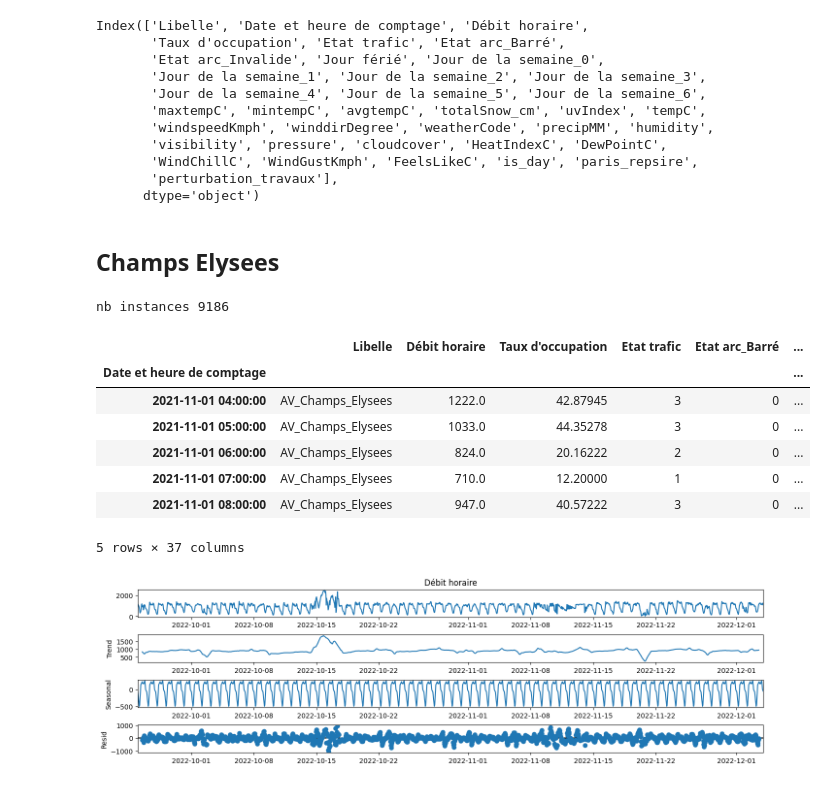
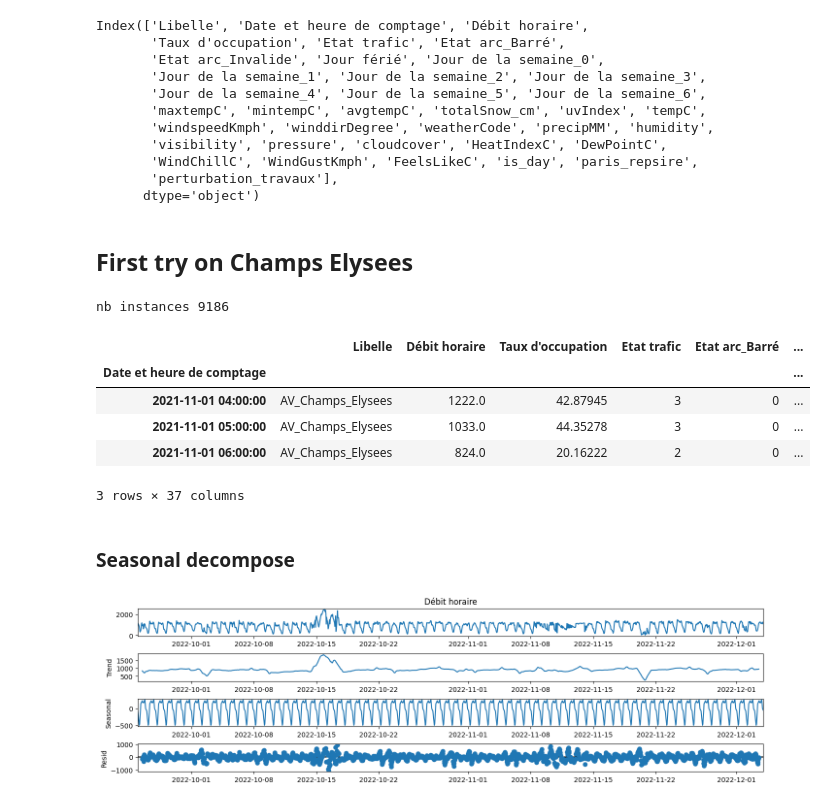
Before and after one commit to chrisahn99/eCSpress, a Jupyter notebook: notebooks/sarima.ipynb, the cells around one changed output. Saved outputs shown, nothing was run; the diff lists cells and outputs as text; code cells hidden in the pictures.

```diff
--- a/notebooks/sarima.ipynb
+++ b/notebooks/sarima.ipynb
@@ -53,29 +35,29 @@ Index(['Libelle', 'Date et heure de comptage', 'Débit horaire',
        'perturbation_travaux'],
       dtype='object')
 # %% [markdown]
-## Champs Elysees
+## First try on Champs Elysees
 # %%
 libelle = "AV_Champs_Elysees"
 variable = 'Débit horaire'
 
 ce_df = whole_df[whole_df["Libelle"]==libelle]
 print("nb instances", len(ce_df))
 ce_df = ce_df.sort_values(by='Date et heure de comptage')
 ce_df = ce_df.reset_index(drop=True)
 ce_df = ce_df.set_index('Date et heure de comptage')
 ce_df = ce_df.asfreq('H', method= 'ffill')
 ce_df['Lag_7'] = ce_df['Débit horaire'].shift(168)
-ce_df.head()
+ce_df.head(3)
 # %% [output]
 nb instances 9186
 |  | Libelle | Débit horaire | Taux d'occupation | Etat trafic | Etat arc_Barré | ... |
 | Date et heure de comptage |  |  |  |  |  | ... |
 | 2021-11-01 04:00:00 | AV_Champs_Elysees | 1222.0 | 42.87945 | 3 | 0 | ... |
 | 2021-11-01 05:00:00 | AV_Champs_Elysees | 1033.0 | 44.35278 | 3 | 0 | ... |
 | 2021-11-01 06:00:00 | AV_Champs_Elysees | 824.0 | 20.16222 | 2 | 0 | ... |
-| 2021-11-01 07:00:00 | AV_Champs_Elysees | 710.0 | 12.20000 | 1 | 0 | ... |
-| 2021-11-01 08:00:00 | AV_Champs_Elysees | 947.0 | 40.57222 | 3 | 0 | ... |
-5 rows × 37 columns
+3 rows × 37 columns
+# %% [markdown]
+### Seasonal decompose
 # %%
 from statsmodels.tsa.seasonal import seasonal_decompose
 
```
Also changed, not shown: parts of 18 cells of this notebook.
